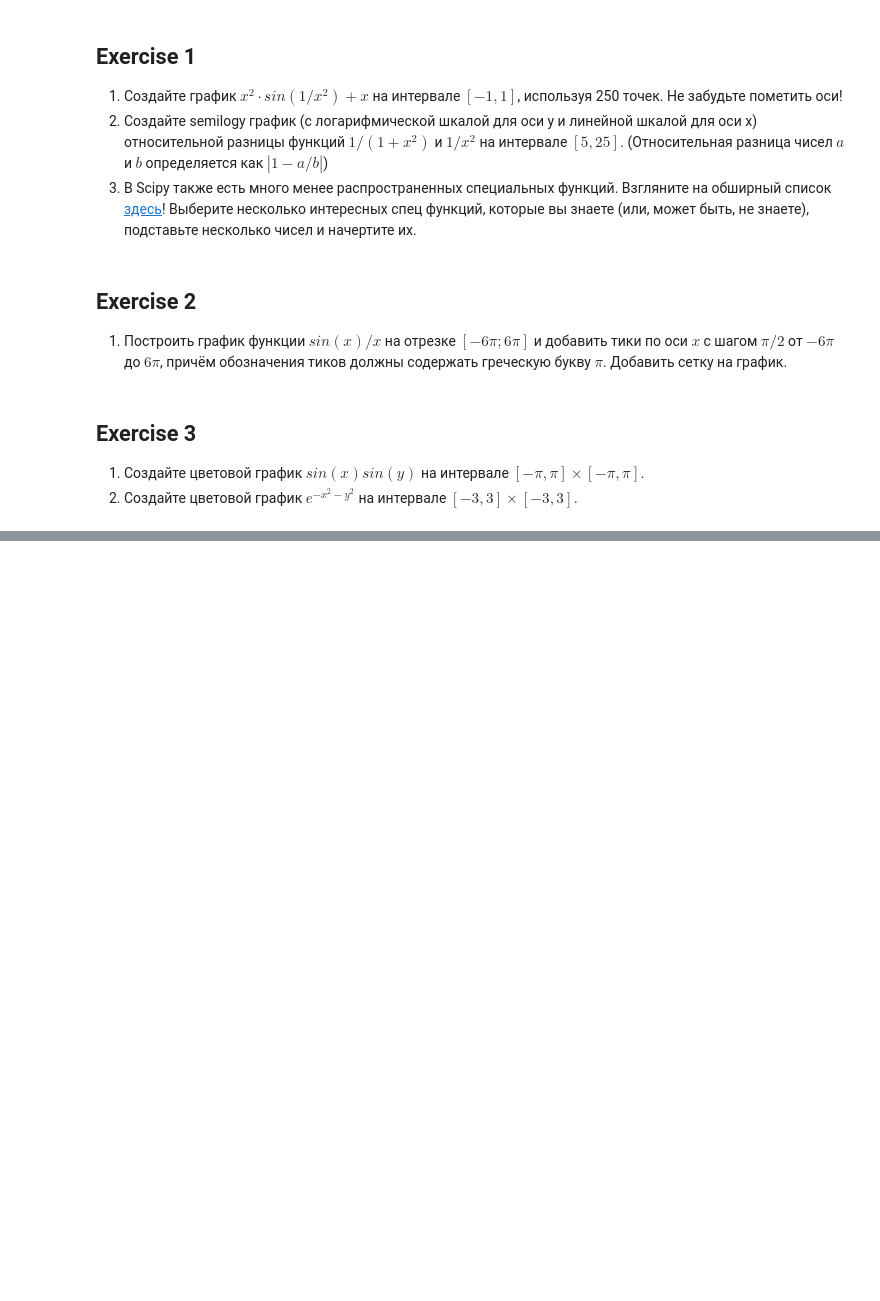
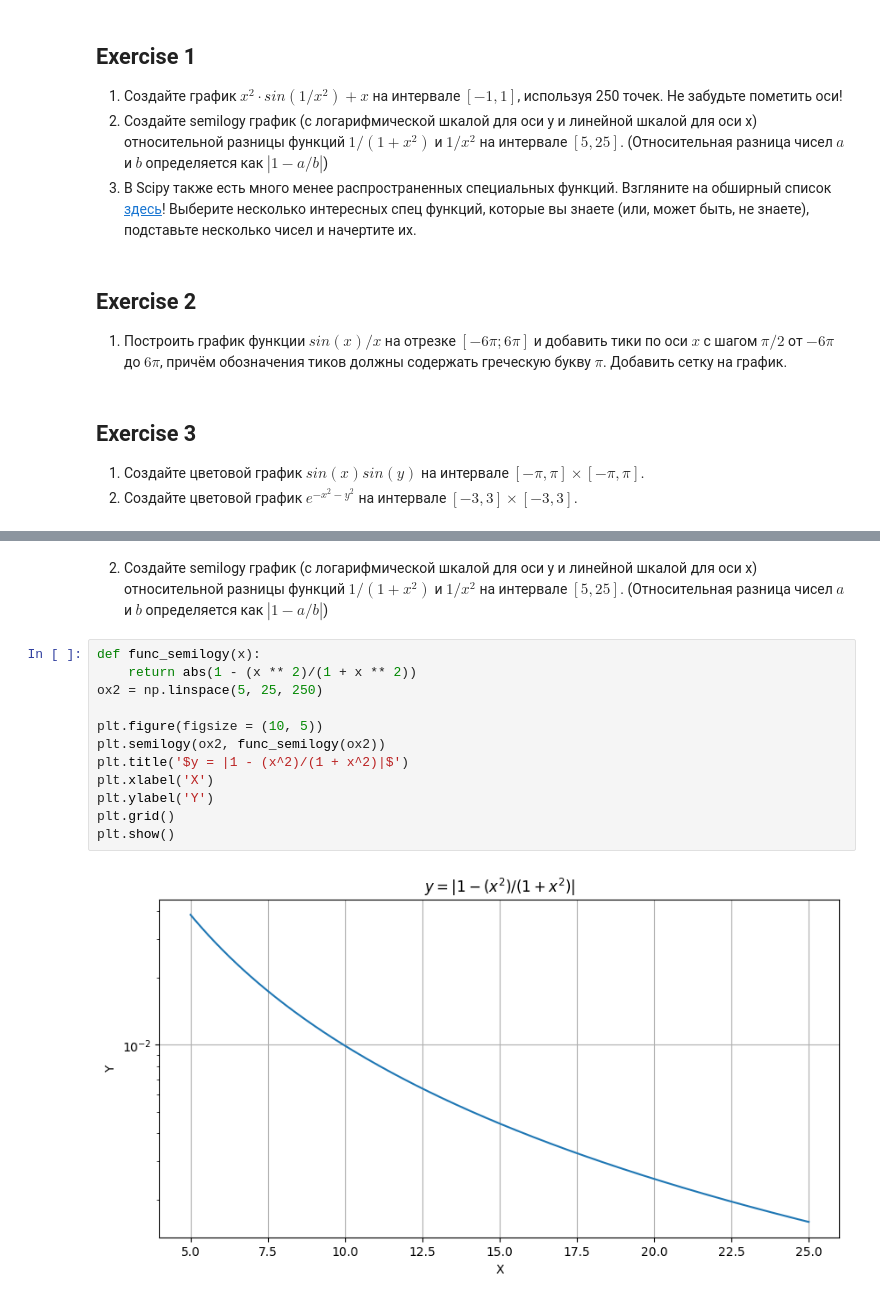
Before and after one commit to sergeiperel/Spring2023Python, a Jupyter notebook: homework05/matplotlib_exercises/5.2 задание по matplotlib.ipynb, the cells around one changed output, grey strips where cells are left out. Saved outputs shown, nothing was run; the diff lists cells and outputs as text; blank space fills up the shorter version.

```diff
--- a/homework05/matplotlib_exercises/5.2 задание по matplotlib.ipynb
+++ b/homework05/matplotlib_exercises/5.2 задание по matplotlib.ipynb
@@ -12,0 +32,16 @@
+# %% [markdown]
+2. Создайте semilogy график (с логарифмической шкалой для оси y и линейной шкалой для оси x) относительной разницы  функций $1/(1+x^2)$ и $1/x^2$ на интервале $[5,25]$. (Относительная разница чисел $a$ и $b$ определяется как $|1−a/b|$)
+# %%
+def func_semilogy(x):
+    return abs(1 - (x ** 2)/(1 + x ** 2))
+ox2 = np.linspace(5, 25, 250)
+
+plt.figure(figsize = (10, 5))
+plt.semilogy(ox2, func_semilogy(ox2))
+plt.title('$y = |1 - (x^2)/(1 + x^2)|$')
+plt.xlabel('X')
+plt.ylabel('Y')
+plt.grid()
+plt.show()
+# %% [output]
+[figure, added]
```
Also changed, not shown: parts of 12 cells of this notebook, 1 other file.
